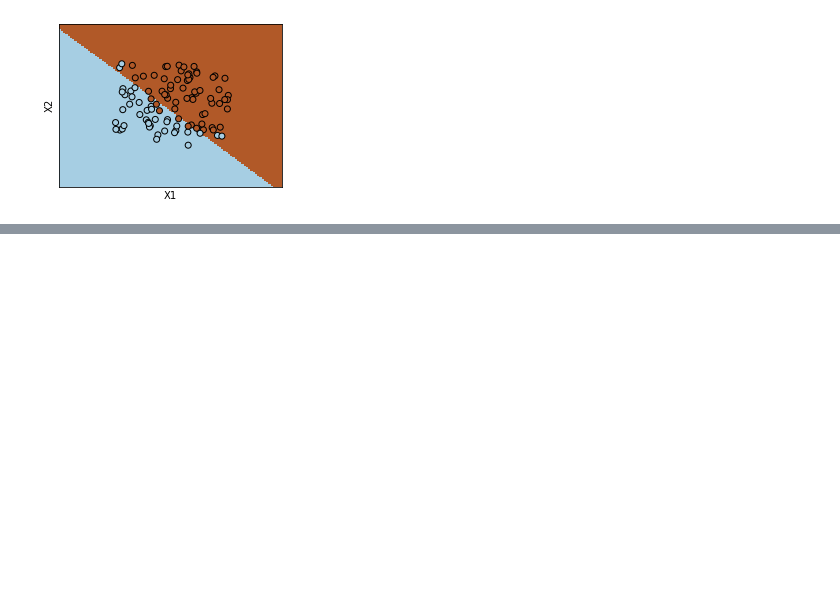
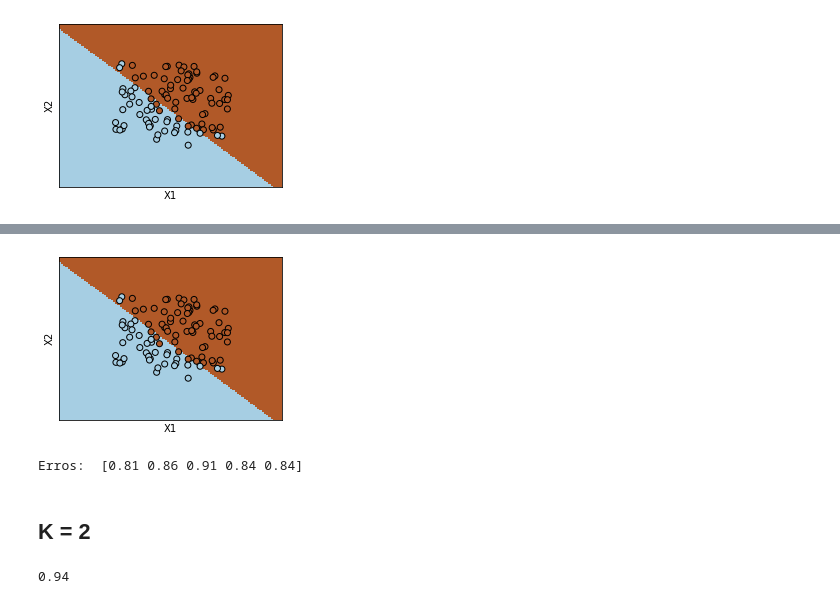
Before and after one commit to MCavalcante16/rede-neural-e-knn-manuais, a Jupyter notebook: Classificadores.ipynb, the cells around one changed output, grey strips where cells are left out. Cells and saved outputs as stored; diff of their text form; code cells hidden in the pictures; blank space fills up the shorter version.

Commit message:
Adiciona metodo knn e k_fold

```diff
--- a/Classificadores.ipynb
+++ b/Classificadores.ipynb
@@ -128,0 +154,11 @@ ml.plot_boundaries(mlp, X, y)
+# %%
+ml.plot_boundaries(mlp, X, y)
+# %% [output]
+[figure, added]
+# %%
+fold_mlp = ml.knn(k=1)
+ml.k_fold(X, y, 5, fold_mlp)
+# %% [output]
+Erros:  [0.81 0.86 0.91 0.84 0.84]
+# %% [markdown]
+## K = 2
@@ -128,0 +170,4 @@ ml.plot_boundaries(mlp, X, y)
+# %%
+ml.acuracia(y, y_pred)
+# %% [output]
+0.94
```
Also changed, not shown: parts of 31 cells of this notebook, 1 other file.
